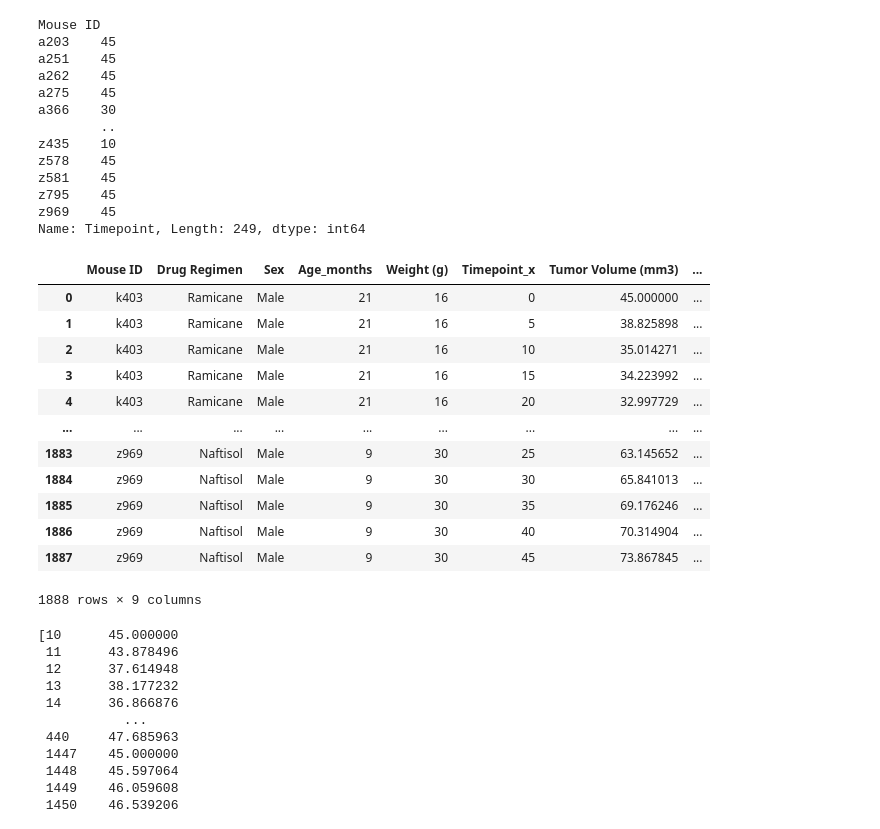
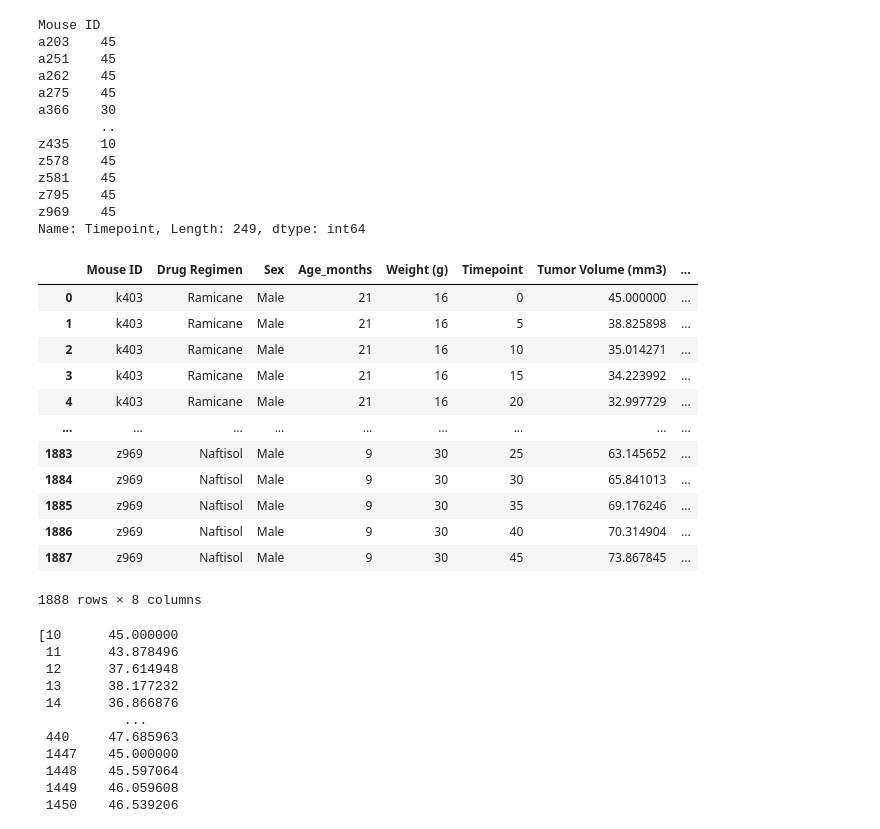
Before and after one commit to bmilne64/Comparative-Drug-Performance-on-Treating-Tumors-in-Mice, a Jupyter notebook: Project/Pymaceuticals/pymaceuticals_matplotlib.ipynb, the cells around one changed output. Cells and saved outputs as stored; diff of their text form; code cells hidden in the pictures.

```diff
--- a/Instructions/Pymaceuticals/pymaceuticals_starter.ipynb
+++ b/Project/Pymaceuticals/pymaceuticals_matplotlib.ipynb
@@ -367,12 +367,12 @@ z969    45
 Name: Timepoint, Length: 249, dtype: int64
 # %%
 # Merge this group df with the original dataframe to get the tumor volume at the last timepoint
-mouse_data_timepoint = pd.merge(mouse_data_clean, greatest_timepoint, how="left", on=["Mouse ID", "Mouse ID"])
+mouse_data_timepoint = pd.merge(mouse_data_clean, greatest_timepoint, how="left", on=["Mouse ID", "Timepoint"])
 
 #print merged dataset
 mouse_data_timepoint
 # %% [output]
-|  | Mouse ID | Drug Regimen | Sex | Age_months | Weight (g) | Timepoint_x | Tumor Volume (mm3) | ... |
+|  | Mouse ID | Drug Regimen | Sex | Age_months | Weight (g) | Timepoint | Tumor Volume (mm3) | ... |
 | 0 | k403 | Ramicane | Male | 21 | 16 | 0 | 45.000000 | ... |
 | 1 | k403 | Ramicane | Male | 21 | 16 | 5 | 38.825898 | ... |
 | 2 | k403 | Ramicane | Male | 21 | 16 | 10 | 35.014271 | ... |
@@ -384,7 +384,7 @@ mouse_data_timepoint
 | 1885 | z969 | Naftisol | Male | 9 | 30 | 35 | 69.176246 | ... |
 | 1886 | z969 | Naftisol | Male | 9 | 30 | 40 | 70.314904 | ... |
 | 1887 | z969 | Naftisol | Male | 9 | 30 | 45 | 73.867845 | ... |
-1888 rows × 9 columns
+1888 rows × 8 columns
 # %%
 # Put treatments into a list for for loop (and later for plot labels)
 treatments = ['Capomulin', 'Ramicane', 'Infubinol', 'Ceftamin']
```
Also changed, not shown: parts of 3 cells of this notebook, 8 other files.
